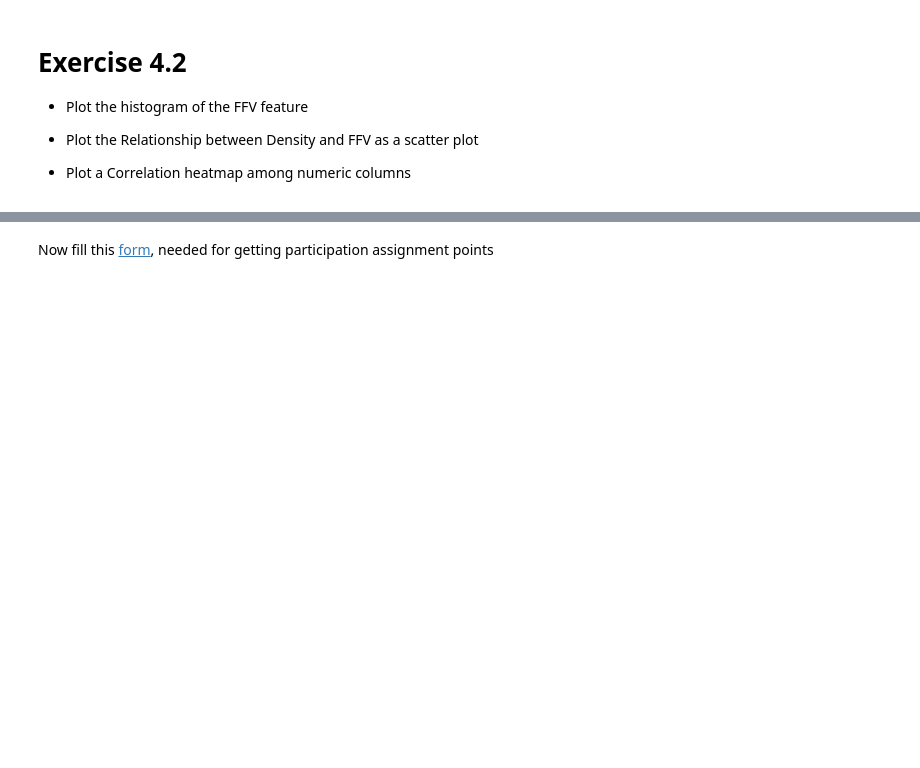
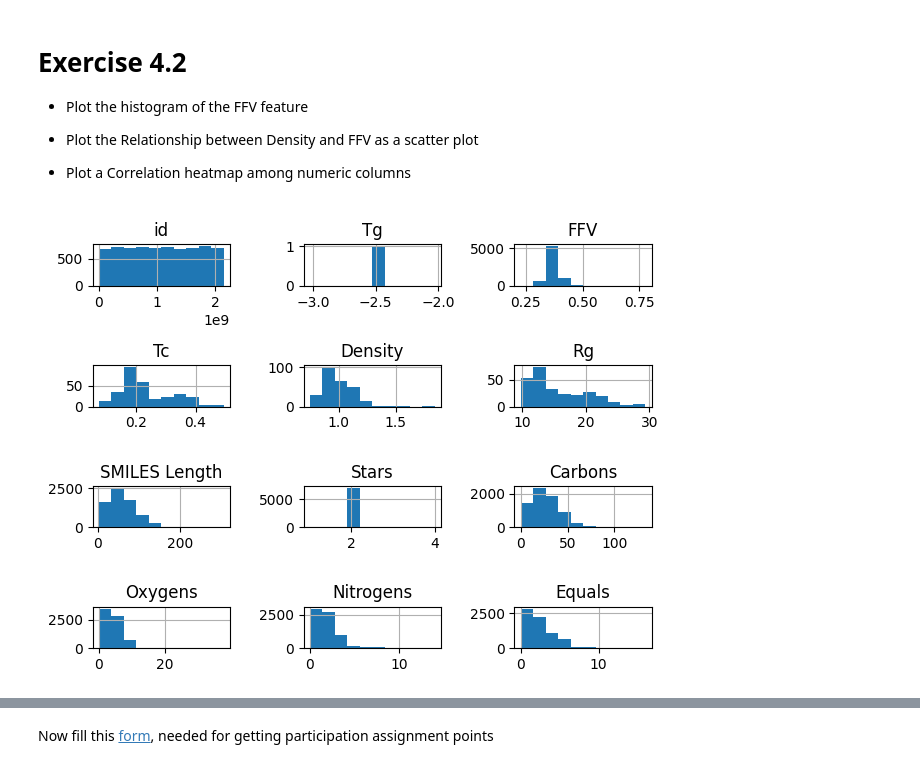
Before and after one commit to schoewu/DSF-DCBP, a Jupyter notebook: 04_Dataframes_Stats_Plotting.ipynb, the cells around one changed output, grey strips where cells are left out. Saved outputs shown, nothing was run; the diff lists cells and outputs as text; code cells hidden in the pictures; blank space fills up the shorter version.

```diff
--- a/04_Dataframes_Stats_Plotting.ipynb
+++ b/04_Dataframes_Stats_Plotting.ipynb
@@ -166,3 +230,14 @@ round(df.describe(), 2) # why do we use the round method ?
 * Plot the Relationship between Density and FFV as a scatter plot
 
 * Plot a Correlation heatmap among numeric columns
+# %%
+import os
+import pandas as pd
+
+path = "train_ffv_feat.csv"
+df = pd.read_csv(path)
+
+df.hist()
+plt.tight_layout()  # Adjust layout to prevent overlap
+# %% [output]
+[figure, added]
```
Also changed, not shown: parts of 12 cells of this notebook.
